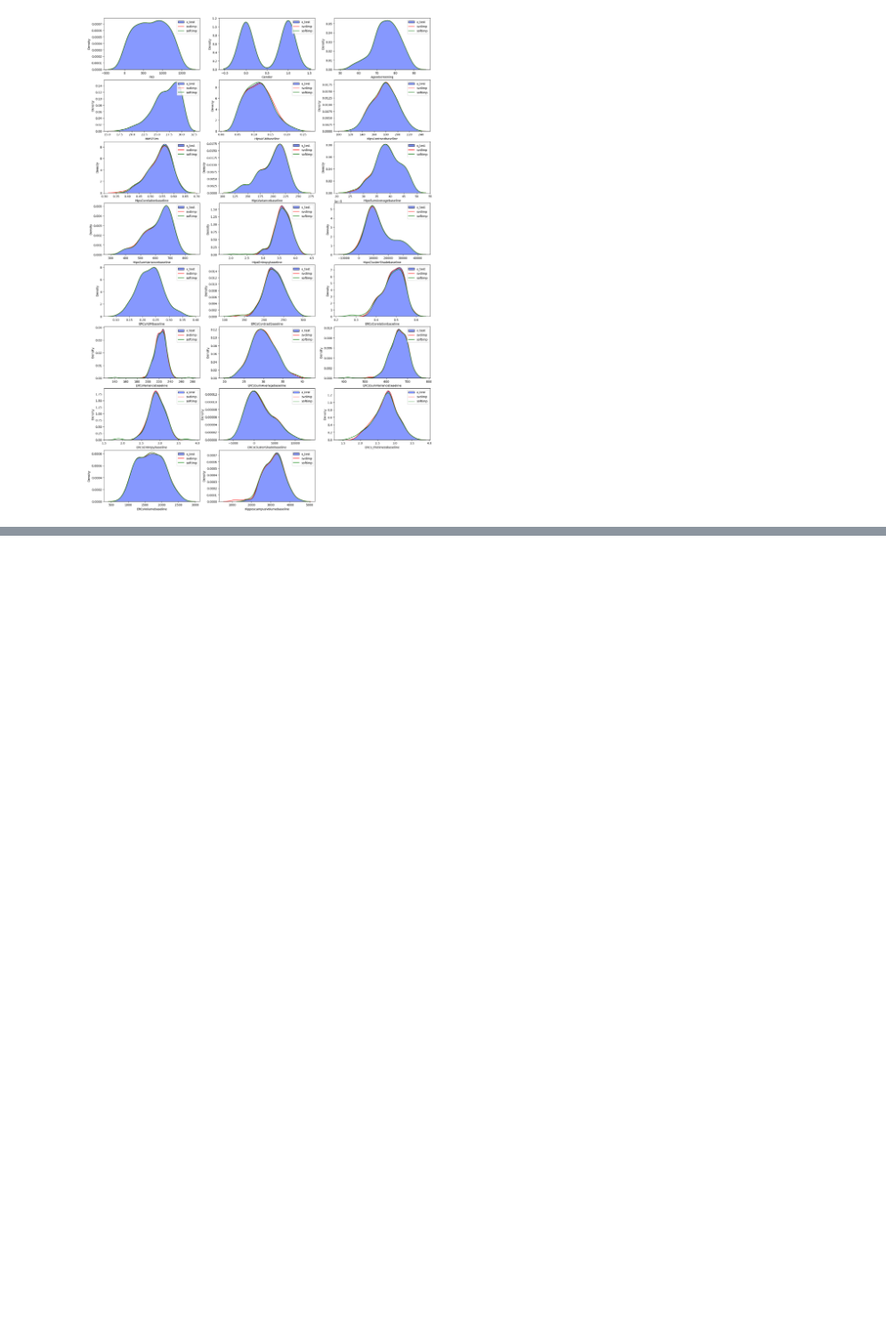
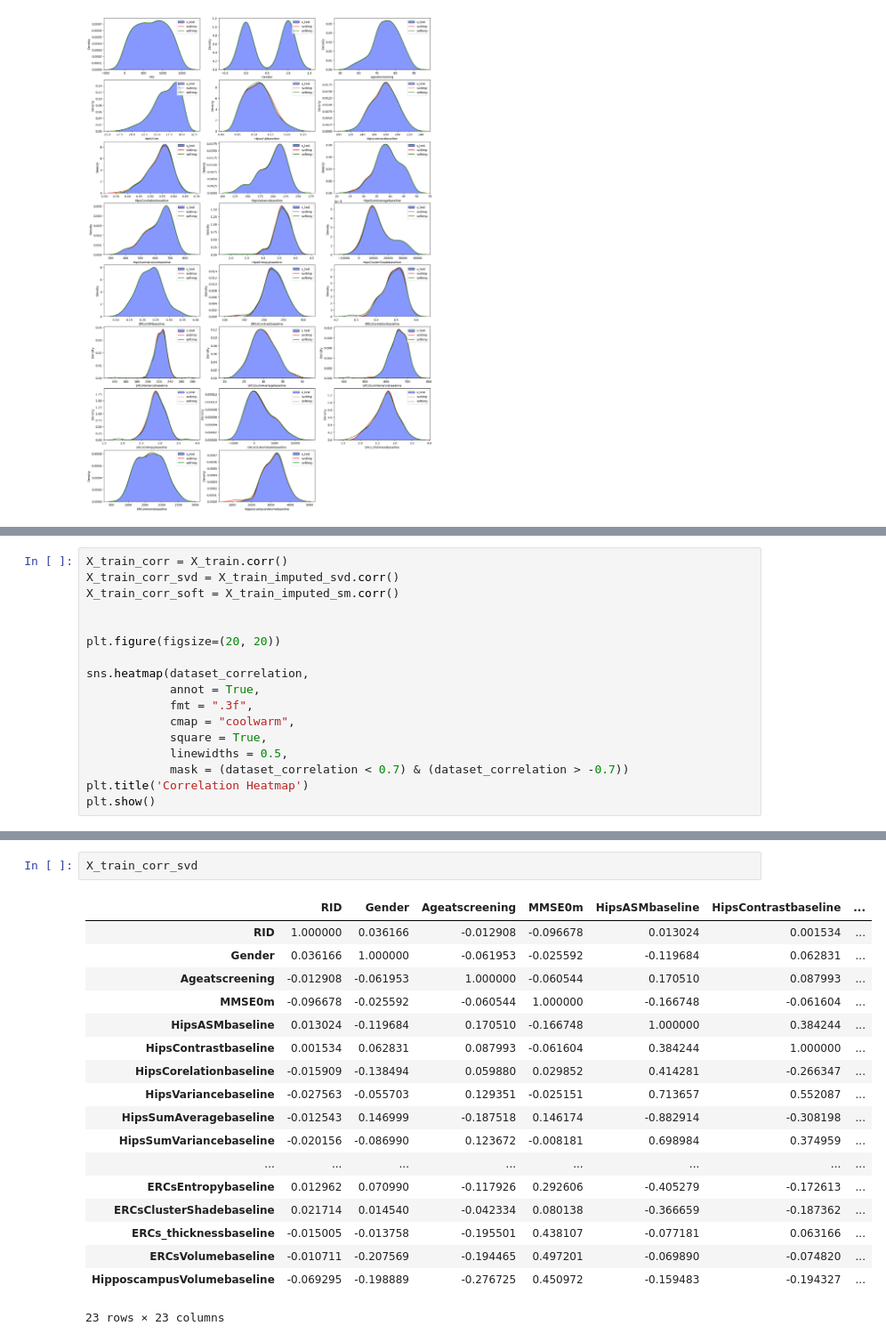
Before and after one commit to InfoAdam1998/Thesis-Project, a Jupyter notebook: notebooks/feature_engineering/data_imputation/matrix_base_methods/matrix_base_imputation_analysis.ipynb, the cells around one changed output, grey strips where cells are left out. Shown at 89% size. Cells and saved outputs as stored; diff of their text form; blank space fills up the shorter version.

```diff
--- a/notebooks/feature_engineering/data_imputation/matrix_base_methods/matrix_base_imputation_analysis.ipynb
+++ b/notebooks/feature_engineering/data_imputation/matrix_base_methods/matrix_base_imputation_analysis.ipynb
@@ -383,0 +134,17 @@ prediction_df.to_csv("C:/Users/steve/Desktop/Notebooks/Thesis-Project/Datasets/p
+# %%
+X_train_corr = X_train.corr()
+X_train_corr_svd = X_train_imputed_svd.corr()
+X_train_corr_soft = X_train_imputed_sm.corr()
+
+
+plt.figure(figsize=(20, 20))
+
+sns.heatmap(dataset_correlation,
+            annot = True,
+            fmt = ".3f",
+            cmap = "coolwarm",
+            square = True,
+            linewidths = 0.5,
+            mask = (dataset_correlation < 0.7) & (dataset_correlation > -0.7))
+plt.title('Correlation Heatmap')
+plt.show()
@@ -383,0 +155,21 @@ prediction_df.to_csv("C:/Users/steve/Desktop/Notebooks/Thesis-Project/Datasets/p
+# %%
+X_train_corr_svd
+# %% [output]
+|  | RID | Gender | Ageatscreening | MMSE0m | HipsASMbaseline | HipsContrastbaseline | ... |
+| RID | 1.000000 | 0.036166 | -0.012908 | -0.096678 | 0.013024 | 0.001534 | ... |
+| Gender | 0.036166 | 1.000000 | -0.061953 | -0.025592 | -0.119684 | 0.062831 | ... |
+| Ageatscreening | -0.012908 | -0.061953 | 1.000000 | -0.060544 | 0.170510 | 0.087993 | ... |
+| MMSE0m | -0.096678 | -0.025592 | -0.060544 | 1.000000 | -0.166748 | -0.061604 | ... |
+| HipsASMbaseline | 0.013024 | -0.119684 | 0.170510 | -0.166748 | 1.000000 | 0.384244 | ... |
+| HipsContrastbaseline | 0.001534 | 0.062831 | 0.087993 | -0.061604 | 0.384244 | 1.000000 | ... |
+| HipsCorelationbaseline | -0.015909 | -0.138494 | 0.059880 | 0.029852 | 0.414281 | -0.266347 | ... |
+| HipsVariancebaseline | -0.027563 | -0.055703 | 0.129351 | -0.025151 | 0.713657 | 0.552087 | ... |
+| HipsSumAveragebaseline | -0.012543 | 0.146999 | -0.187518 | 0.146174 | -0.882914 | -0.308198 | ... |
+| HipsSumVariancebaseline | -0.020156 | -0.086990 | 0.123672 | -0.008181 | 0.698984 | 0.374959 | ... |
+| ... | ... | ... | ... | ... | ... | ... | ... |
+| ERCsEntropybaseline | 0.012962 | 0.070990 | -0.117926 | 0.292606 | -0.405279 | -0.172613 | ... |
+| ERCsClusterShadebaseline | 0.021714 | 0.014540 | -0.042334 | 0.080138 | -0.366659 | -0.187362 | ... |
+| ERCs_thicknessbaseline | -0.015005 | -0.013758 | -0.195501 | 0.438107 | -0.077181 | 0.063166 | ... |
+| ERCsVolumebaseline | -0.010711 | -0.207569 | -0.194465 | 0.497201 | -0.069890 | -0.074820 | ... |
+| HipposcampusVolumebaseline | -0.069295 | -0.198889 | -0.276725 | 0.450972 | -0.159483 | -0.194327 | ... |
+23 rows × 23 columns
```
Also changed, not shown: parts of 16 cells of this notebook, 2 other files.
